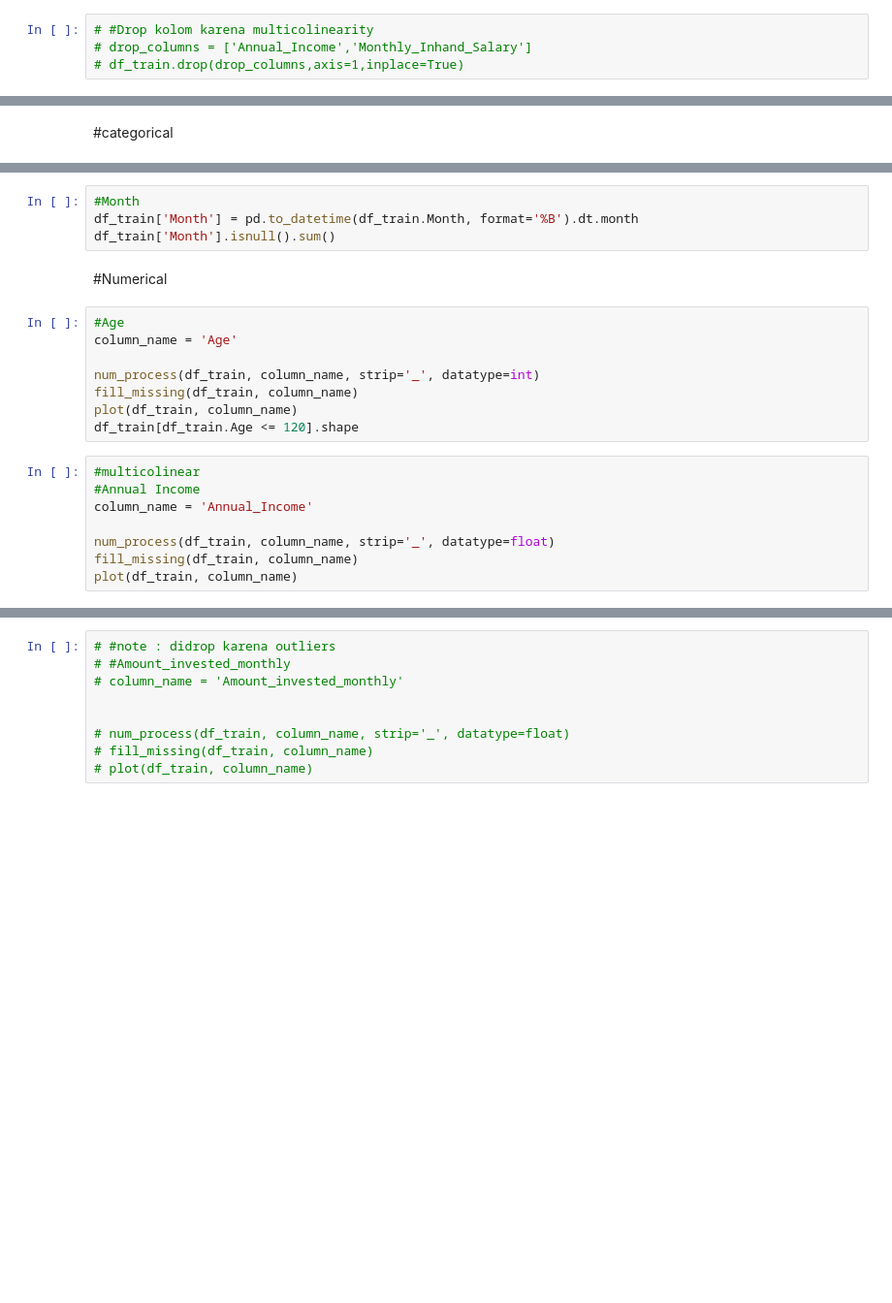
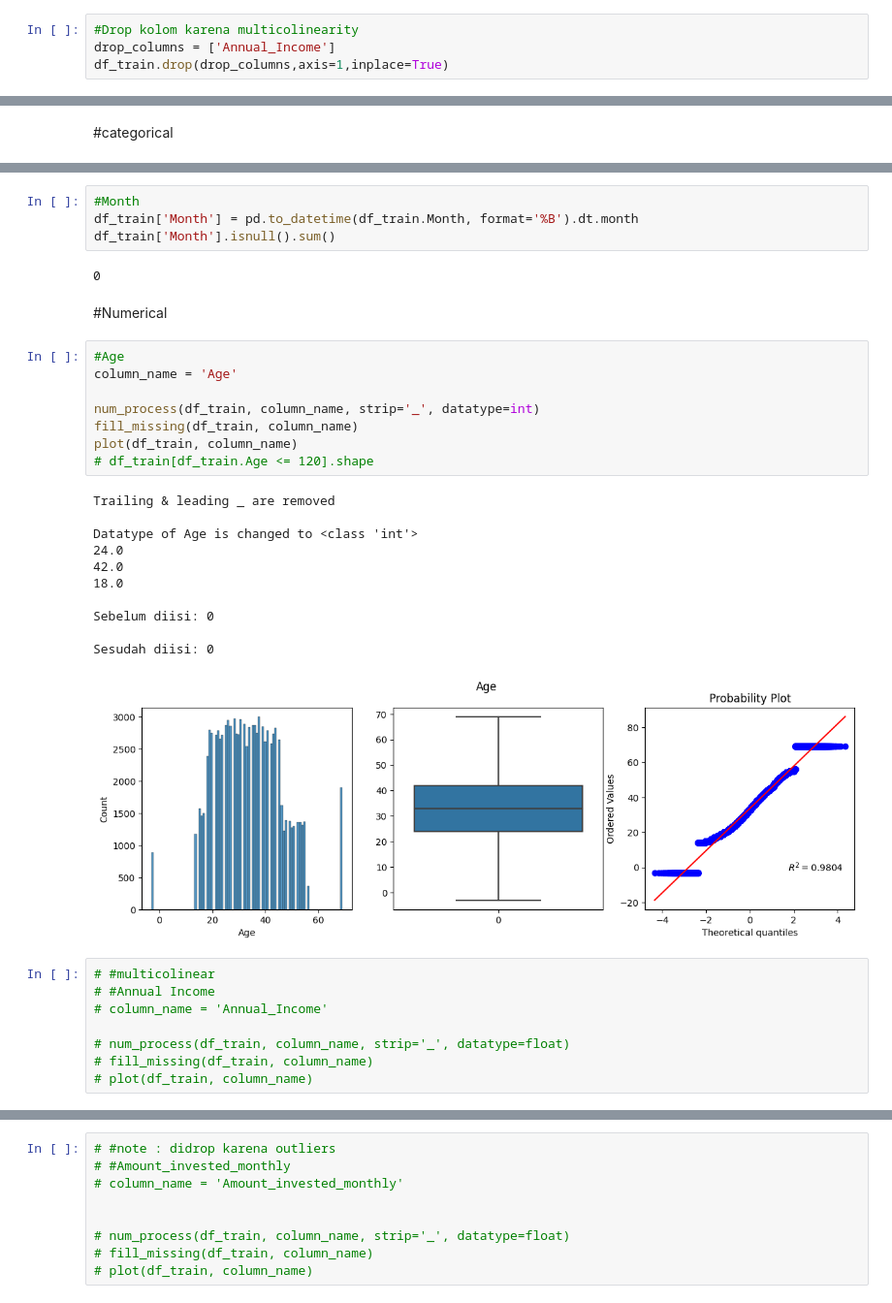
Before and after one commit to quinveil/Credit_Score_Data, a Jupyter notebook: creditscore.ipynb, the cells around one changed output, grey strips where cells are left out. Shown: that part at 97% size. Drawn from its saved outputs; the diff is of its cells as text; blank space fills up the shorter version.

```diff
--- a/creditscore.ipynb
+++ b/creditscore.ipynb
@@ -40,9 +106,9 @@ df_train.drop(drop_columns,axis=1,inplace=True)
 drop_columns = ['Amount_invested_monthly']
 df_train.drop(drop_columns,axis=1,inplace=True)
 # %%
-# #Drop kolom karena multicolinearity
-# drop_columns = ['Annual_Income','Monthly_Inhand_Salary']
-# df_train.drop(drop_columns,axis=1,inplace=True)
+#Drop kolom karena multicolinearity
+drop_columns = ['Annual_Income']
+df_train.drop(drop_columns,axis=1,inplace=True)
 # %%
 numericals = df_train.select_dtypes(include='number').columns.tolist()
 categorical = df_train.select_dtypes(include='object').columns.tolist()
@@ -255,24 +453,38 @@ df_train['Payment_Behaviour'].isnull().sum()
 #Month
 df_train['Month'] = pd.to_datetime(df_train.Month, format='%B').dt.month
 df_train['Month'].isnull().sum()
+# %% [output]
+0
 # %% [markdown]
 #Numerical
 # %%
 #Age
 column_name = 'Age'
 
 num_process(df_train, column_name, strip='_', datatype=int)
 fill_missing(df_train, column_name)
 plot(df_train, column_name)
-df_train[df_train.Age <= 120].shape
+# df_train[df_train.Age <= 120].shape
+# %% [output]
+Trailing & leading _ are removed
+
+Datatype of Age is changed to <class 'int'>
+24.0
+42.0
+18.0
+
+Sebelum diisi: 0
+
+Sesudah diisi: 0
+[figure, added]
 # %%
-#multicolinear
-#Annual Income
-column_name = 'Annual_Income'
+# #multicolinear
+# #Annual Income
+# column_name = 'Annual_Income'
 
-num_process(df_train, column_name, strip='_', datatype=float)
-fill_missing(df_train, column_name)
-plot(df_train, column_name)
+# num_process(df_train, column_name, strip='_', datatype=float)
+# fill_missing(df_train, column_name)
+# plot(df_train, column_name)
 # %%
 #multicolinear
 #Monthly_Inhand_Salary
```
Also changed, not shown: parts of 34 cells of this notebook, 1 other file.
